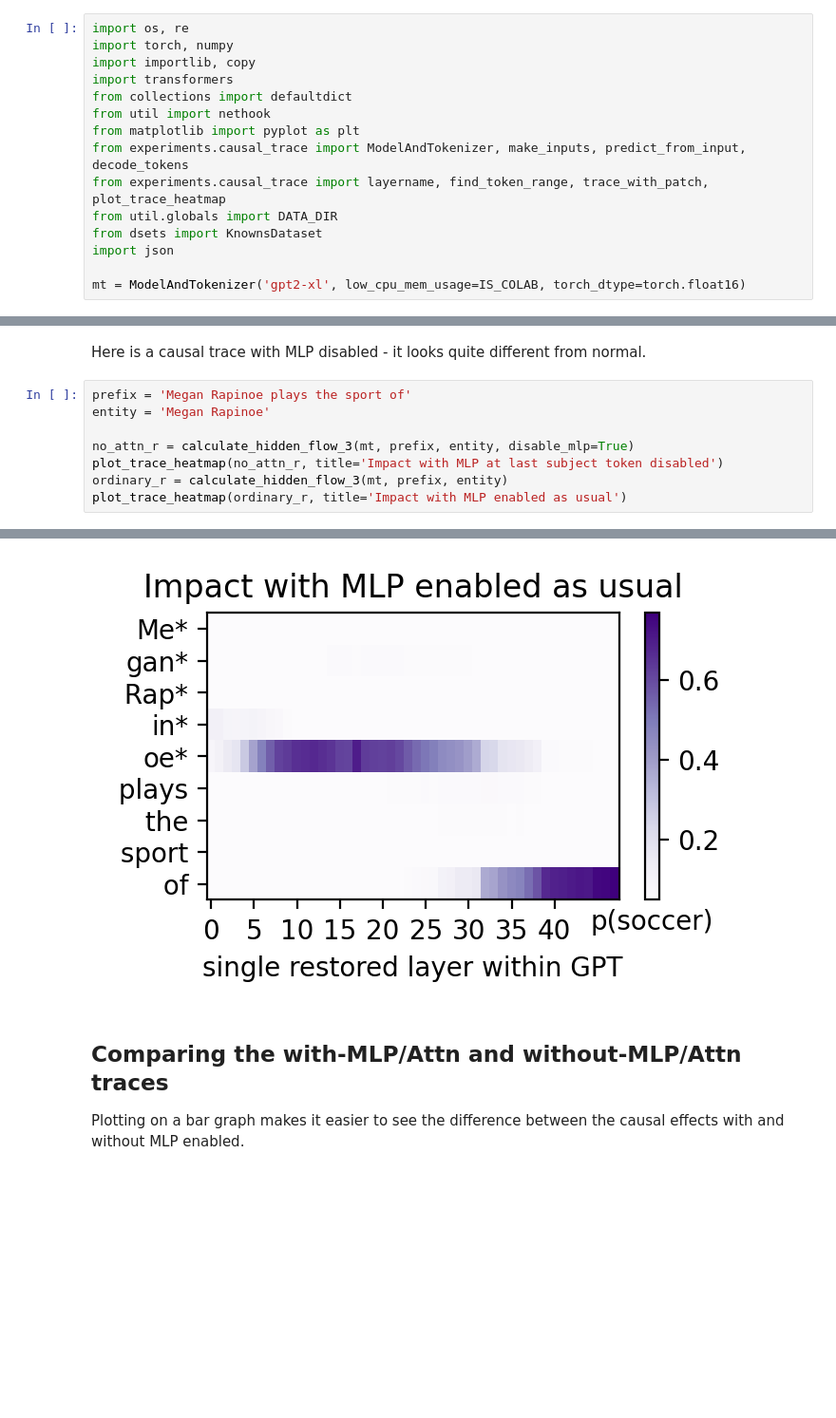
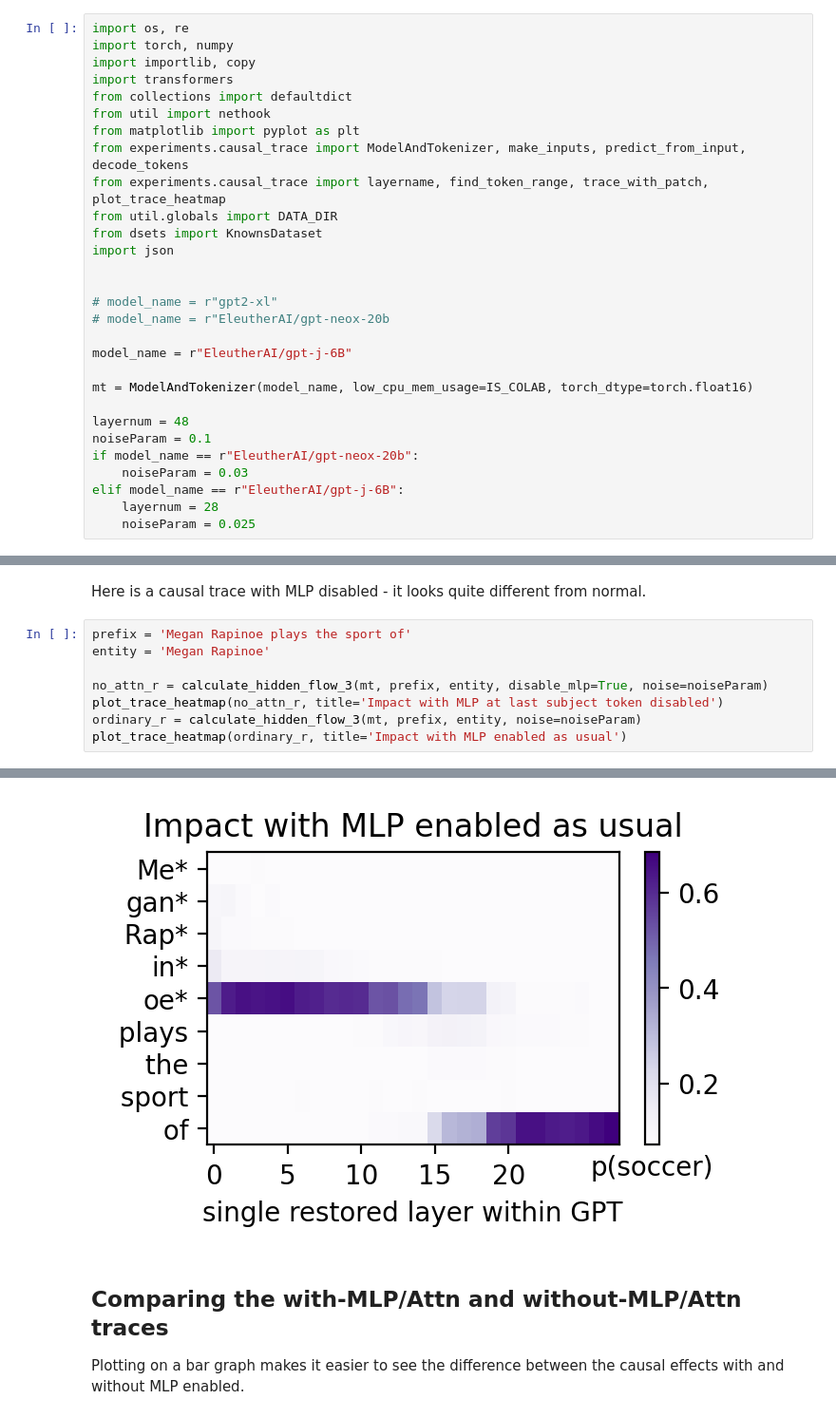
Before and after one commit to QuintinPope/rome, a Jupyter notebook: notebooks/values_causal_trace_frozen_mlp_attn.ipynb, the cells around one changed output, grey strips where cells are left out. Shown at 95% size. Saved outputs shown, nothing was run; the diff lists cells and outputs as text; blank space fills up the shorter version.

```diff
--- a/notebooks/values_causal_trace_frozen_mlp_attn.ipynb
+++ b/notebooks/values_causal_trace_frozen_mlp_attn.ipynb
@@ -34,4 +34,18 @@ from util.globals import DATA_DIR
 from dsets import KnownsDataset
 import json
 
-mt = ModelAndTokenizer('gpt2-xl', low_cpu_mem_usage=IS_COLAB, torch_dtype=torch.float16)
+
+# model_name = r"gpt2-xl"
+# model_name = r"EleutherAI/gpt-neox-20b
+
+model_name = r"EleutherAI/gpt-j-6B"
+
+mt = ModelAndTokenizer(model_name, low_cpu_mem_usage=IS_COLAB, torch_dtype=torch.float16)
+
+layernum = 48
+noiseParam = 0.1
+if model_name == r"EleutherAI/gpt-neox-20b":
+    noiseParam = 0.03
+elif model_name == r"EleutherAI/gpt-j-6B":
+    layernum = 28
+    noiseParam = 0.025
@@ -178,9 +212,9 @@ Here is a causal trace with MLP disabled - it looks quite different from normal.
 prefix = 'Megan Rapinoe plays the sport of'
 entity = 'Megan Rapinoe'
 
-no_attn_r = calculate_hidden_flow_3(mt, prefix, entity, disable_mlp=True)
+no_attn_r = calculate_hidden_flow_3(mt, prefix, entity, disable_mlp=True, noise=noiseParam)
 plot_trace_heatmap(no_attn_r, title='Impact with MLP at last subject token disabled')
-ordinary_r = calculate_hidden_flow_3(mt, prefix, entity)
+ordinary_r = calculate_hidden_flow_3(mt, prefix, entity, noise=noiseParam)
 plot_trace_heatmap(ordinary_r, title='Impact with MLP enabled as usual')
 # %% [output]
 findfont: Font family ['Times New Roman'] not found. Falling back to DejaVu Sans.
@@ -189,4 +223,4 @@ findfont: Font family ['Times New Roman'] not found. Falling back to DejaVu Sans
-[figure, old version]
+[figure, new version]
 # %% [markdown]
 ## Comparing the with-MLP/Attn and without-MLP/Attn traces
 
```
Also changed, not shown: parts of 6 cells of this notebook, 3 other files.
